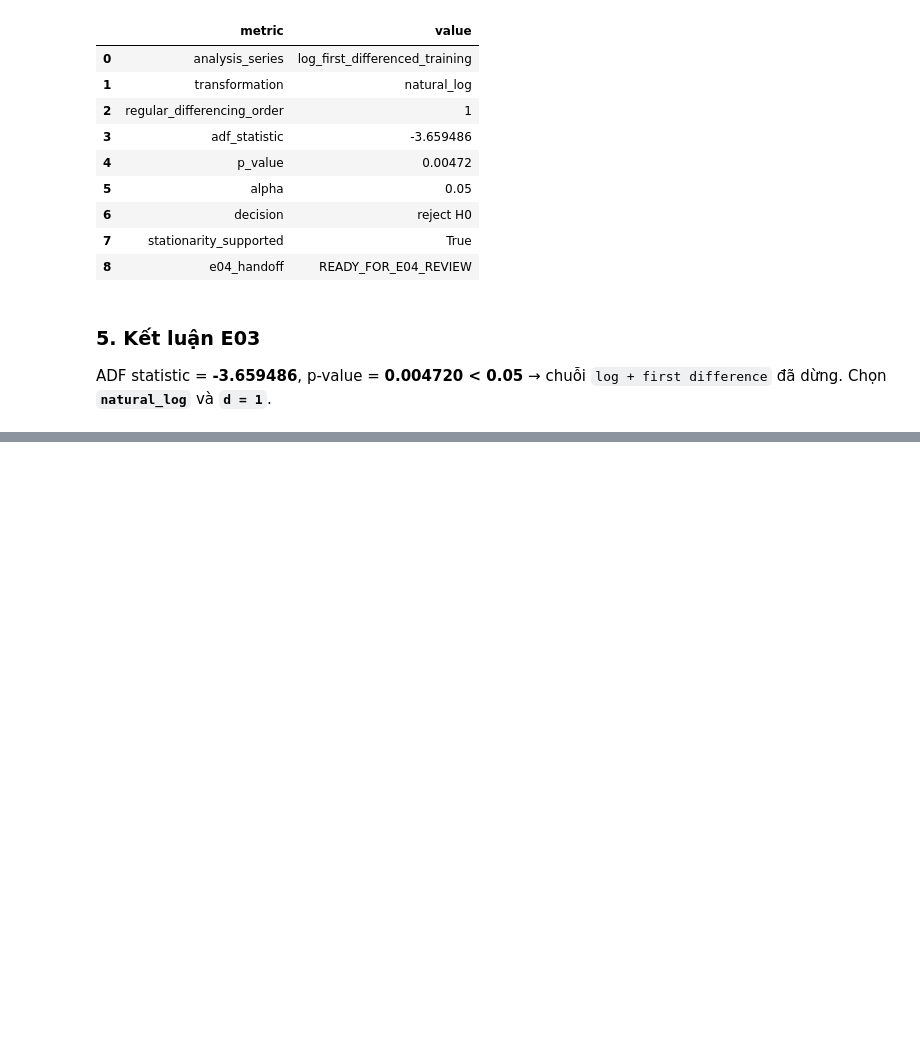
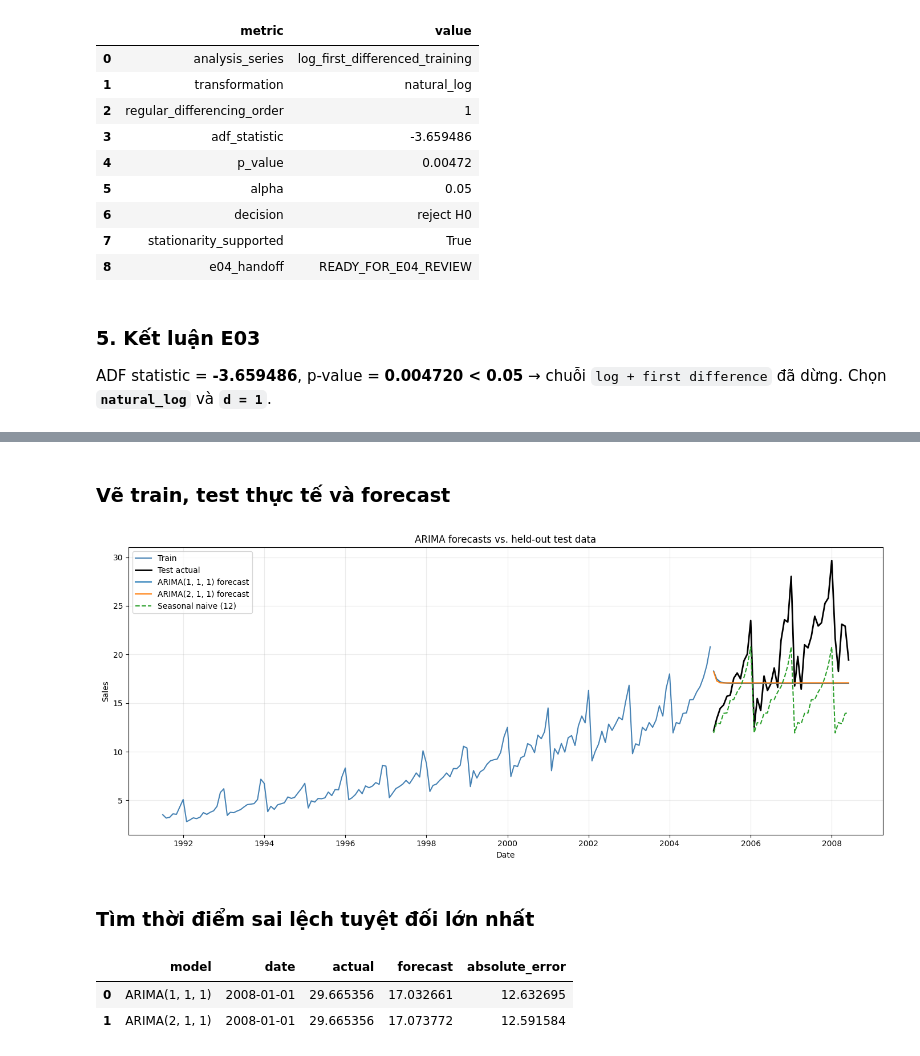
Before and after one commit to Tuvienn/TOTAL_LAB_PRACTICE_FOR_TIME_SERIES, a Jupyter notebook: total_practice/Practice_2/notebooks/Practice_2_present.ipynb, the cells around one changed output, grey strips where cells are left out. Drawn from its saved outputs; the diff is of its cells as text; code cells hidden in the pictures; blank space fills up the shorter version.

```diff
--- a/total_practice/Practice_2/notebooks/Practice_2_present.ipynb
+++ b/total_practice/Practice_2/notebooks/Practice_2_present.ipynb
@@ -280,0 +637,15 @@ ADF statistic = **-3.659486**, p-value = **0.004720 < 0.05** → chuỗi `log +
+# %%
+forecast_by_order = {}
+
+for order, fitted in fitted_models.items():
+    log_forecast = fitted.forecast(steps=len(test))
+    forecast_values = np.exp(np.asarray(log_forecast))
+
+    forecast_by_order[order] = pd.Series(
+        forecast_values,
+        index=test.index,
+        name=f"ARIMA{order}",
+    )
+
+if any(not forecast.index.equals(test.index) for forecast in forecast_by_order.values()):
+    raise ValueError("Forecast index không khớp với test index.")
@@ -280,0 +704,50 @@ ADF statistic = **-3.659486**, p-value = **0.004720 < 0.05** → chuỗi `log +
+# %% [markdown]
+### Vẽ train, test thực tế và forecast
+# %%
+fig, ax = plt.subplots(figsize=(14, 6))
+
+ax.plot(train.index, train, label="Train", color="steelblue")
+ax.plot(test.index, test, label="Test actual", color="black", linewidth=2)
+
+for order, forecast in forecast_by_order.items():
+    ax.plot(forecast.index, forecast, label=f"ARIMA{order} forecast")
+
+ax.plot(
+    baseline_forecast.index,
+    baseline_forecast,
+    label="Seasonal naive (12)",
+    linestyle="--",
+)
+
+ax.set_title("ARIMA forecasts vs. held-out test data")
+ax.set_xlabel("Date")
+ax.set_ylabel("Sales")
+ax.legend()
+ax.grid(alpha=0.25)
+plt.tight_layout()
+plt.show()
+# %% [output]
+[figure, added]
+# %% [markdown]
+### Tìm thời điểm sai lệch tuyệt đối lớn nhất
+# %%
+largest_error_rows = []
+
+for order, forecast in forecast_by_order.items():
+    absolute_errors = (test - forecast).abs()
+    largest_date = absolute_errors.idxmax()
+
+    largest_error_rows.append({
+        "model": f"ARIMA{order}",
+        "date": largest_date,
+        "actual": test.loc[largest_date],
+        "forecast": forecast.loc[largest_date],
+        "absolute_error": absolute_errors.loc[largest_date],
+    })
+
+largest_errors = pd.DataFrame(largest_error_rows)
+display(largest_errors)
+# %% [output]
+|  | model | date | actual | forecast | absolute_error |
+| 0 | ARIMA(1, 1, 1) | 2008-01-01 | 29.665356 | 17.032661 | 12.632695 |
+| 1 | ARIMA(2, 1, 1) | 2008-01-01 | 29.665356 | 17.073772 | 12.591584 |
```
Also changed, not shown: parts of 55 cells of this notebook, 9 other files.
